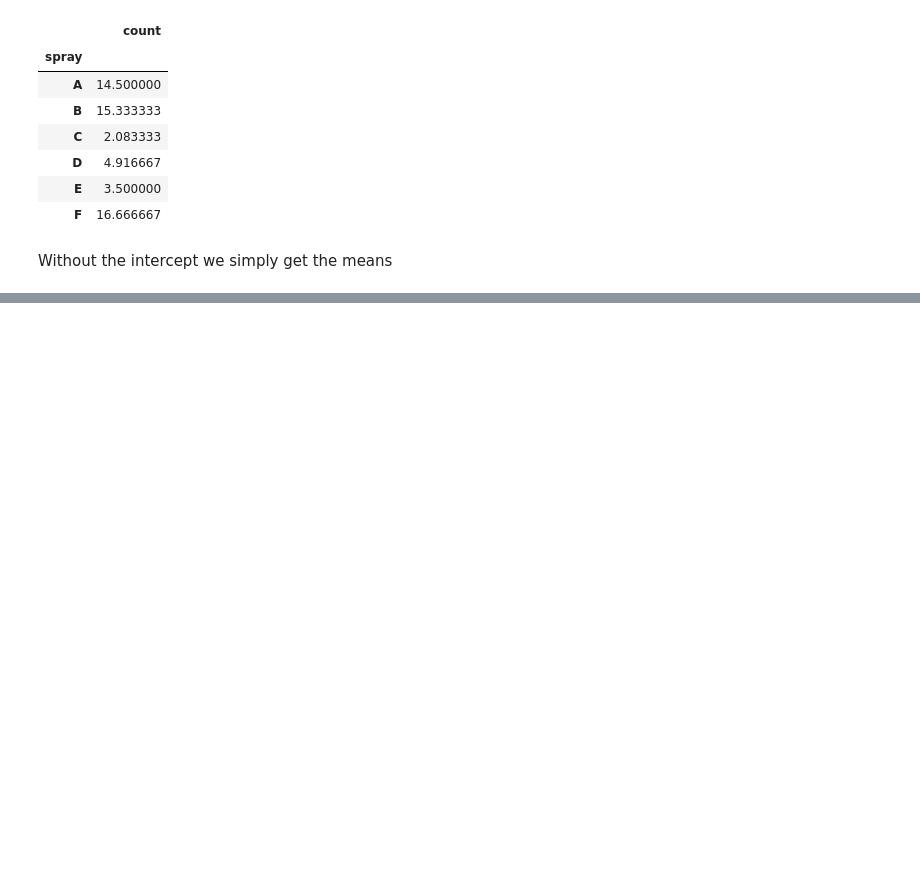
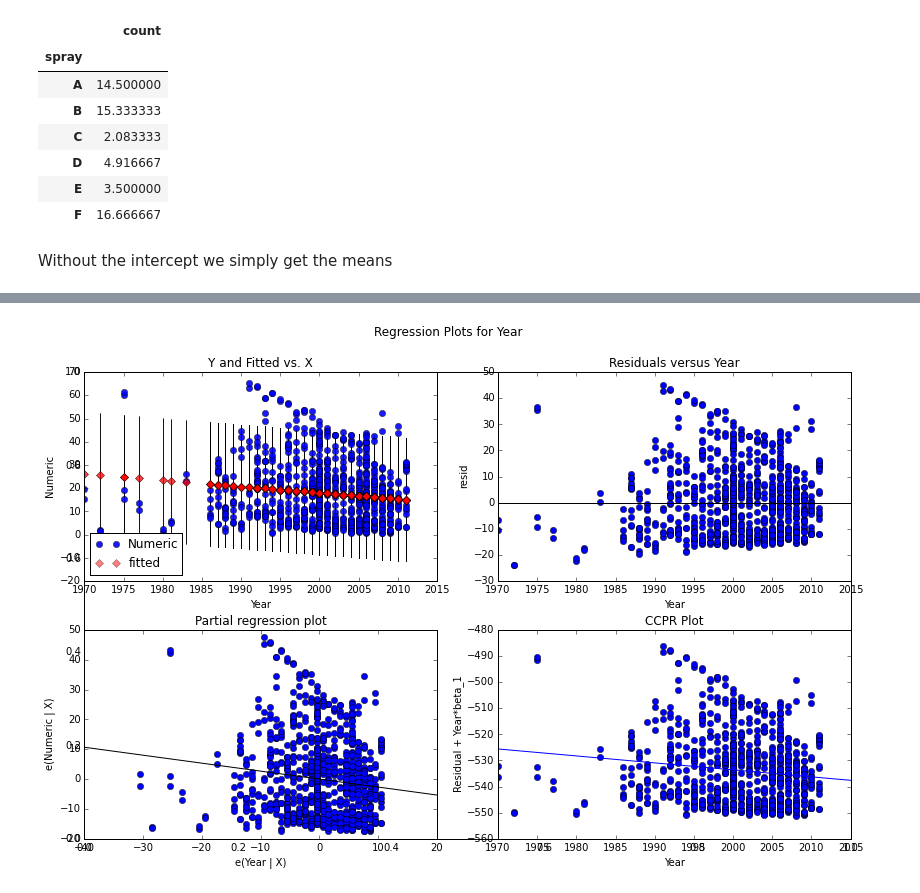
Before and after one commit to idrisr/coursera-regressions, a Jupyter notebook: regressions.ipynb, the cells around one changed output, grey strips where cells are left out. Saved outputs shown, nothing was run; the diff lists cells and outputs as text; code cells hidden in the pictures; blank space fills up the shorter version.

```diff
--- a/regressions.ipynb
+++ b/regressions.ipynb
@@ -2121,0 +2186,7 @@ Without the intercept we simply get the means
+# %%
+# columns that need to be fixed from the R import of data
+cols = ['Low', 'High', 'Comments']
+
+for col in cols:
+    hunger[col] = hunger[col].replace(-2147483648 , NaN)
+hunger.head()
@@ -2121,0 +2200,5 @@ Without the intercept we simply get the means
+# %%
+y = 'Numeric'
+x = 'Year'
+formula = '%s ~ %s' %(y, x,)
+fit = sm.ols(formula, data=hunger).fit()
@@ -2121,0 +2224,5 @@ Without the intercept we simply get the means
+# %%
+fig, ax = plt.subplots(figsize=(12, 8))
+graphics.plot_regress_exog(fit, "Year", fig);
+# %% [output]
+[figure, added]
```
Also changed, not shown: parts of 50 cells of this notebook.
